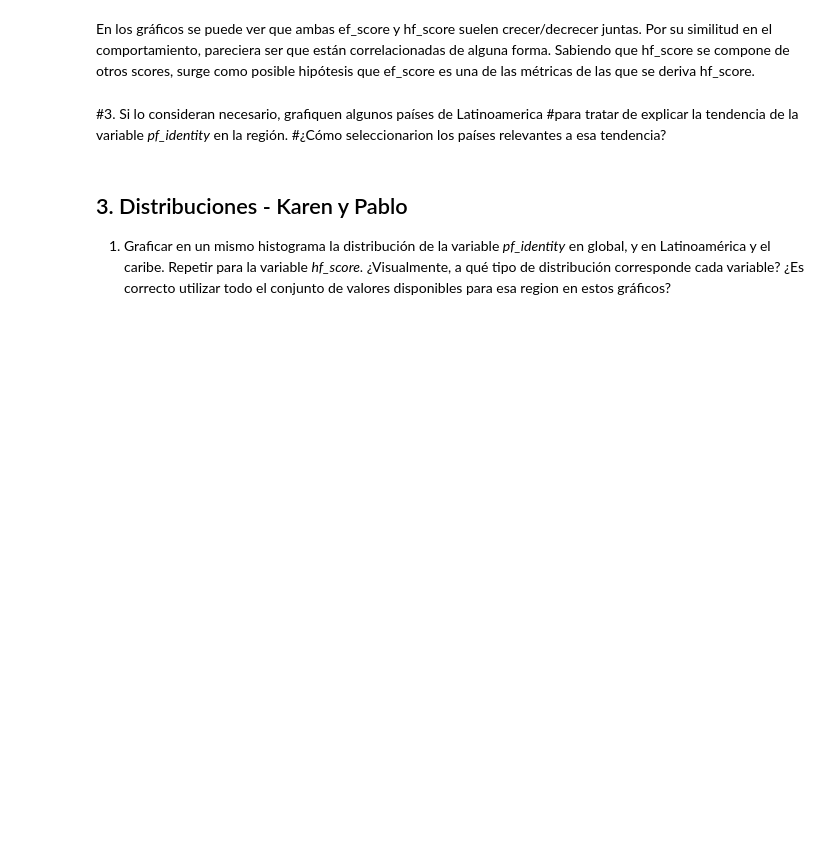
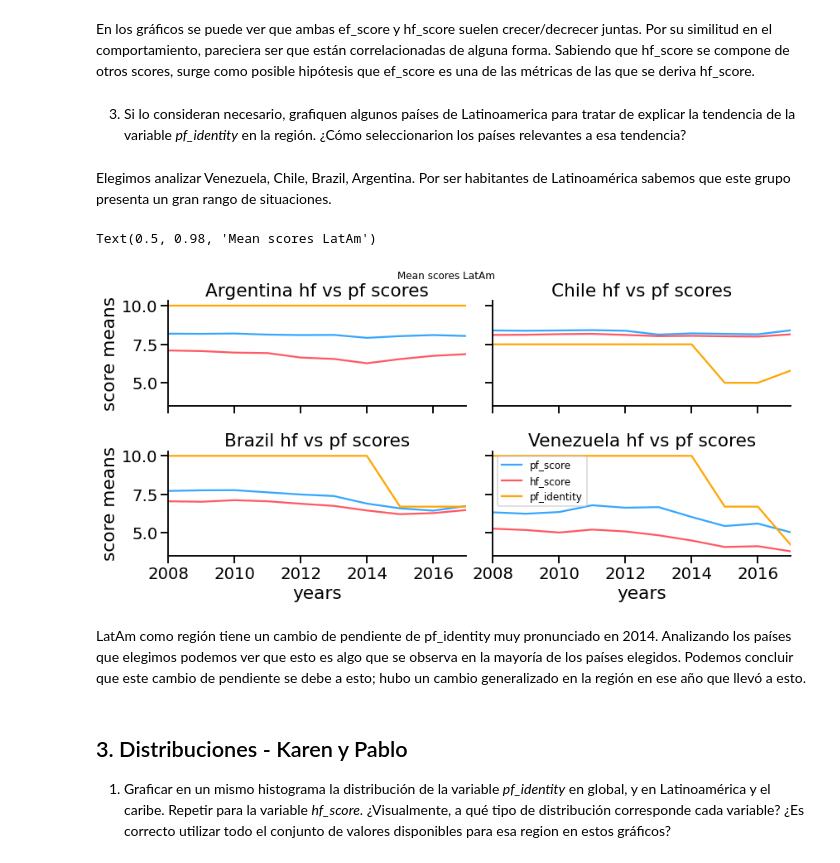
Before and after one commit to diplodatos2020-grupo5/AnalisisyVisualizacion, a Jupyter notebook: practico.ipynb, the cells around one changed output. Saved outputs shown, nothing was run; the diff lists cells and outputs as text; code cells hidden in the pictures; blank space fills up the shorter version.

```diff
--- a/practico.ipynb
+++ b/practico.ipynb
@@ -347,6 +350,5 @@ plot_for_regions_hf_ef(regions)
 # %% [markdown]
 En los gráficos se puede ver que ambas ef_score y hf_score suelen crecer/decrecer juntas. Por su similitud en el comportamiento, pareciera ser que están correlacionadas de alguna forma. Sabiendo que hf_score se compone de otros scores, surge como posible hipótesis que ef_score es una de las métricas de las que se deriva hf_score.
 # %% [markdown]
-#3. Si lo consideran necesario, grafiquen algunos países de Latinoamerica
-#para tratar de explicar la tendencia de la variable *pf_identity* en la región.
-#¿Cómo seleccionarion los países relevantes a esa tendencia?
+3. Si lo consideran necesario, grafiquen algunos países de Latinoamerica para tratar de explicar la tendencia de la variable *pf_identity* en la región.
+¿Cómo seleccionarion los países relevantes a esa tendencia?
@@ -381,13 +355,21 @@ hf_arg_plot = seaborn.lineplot(x="year", y="hf_mean", data=hf_arg)
+# %% [markdown]
+Elegimos analizar Venezuela, Chile, Brazil, Argentina. Por ser habitantes de Latinoamérica sabemos que este grupo presenta un gran rango de situaciones.
 # %%
-#no entendemos este código
-""""
-countries = ['Argentina','Uruguay', 'Chile', 'Venezuela']
-g = seaborn.FacetGrid(dataset, col="countries",
+countries = ['Argentina','Chile', 'Brazil', 'Venezuela']
+g = seaborn.FacetGrid(dataset_base, col="countries",
                       margin_titles=True, aspect=2, col_wrap=2,
                       col_order=countries)
-g.map(seaborn.lineplot, "year", "pf_score", color=BLUE)
-g.map(seaborn.lineplot, "year", "hf_score", color=RED)
-g.set(xlim=(2008, 2017))
+g=g.map(seaborn.lineplot, "year", "pf_score", color=BLUE).add_legend();
+g = (g.map(seaborn.lineplot, "year", "hf_score", color=RED))
+g = (g.map(seaborn.lineplot, "year", "pf_identity", color="orange"))
 
-print('Puntajes de libertad para América Latina');
-"""
+g.set(xlim=(2008, 2017),)
+g.set_titles("{col_name} hf vs pf scores")
+g.set_axis_labels("years", "score means")
+plt.xlabel("years")
+#g.legend(labels=['hf_score','ef_score'],handlelength=.5,fontsize=12)
+plt.legend(["pf_score","hf_score","pf_identity"], fontsize=12)
+g.fig.suptitle("Mean scores LatAm",fontsize=12)
+# %% [output]
+Text(0.5, 0.98, 'Mean scores LatAm')
+[figure, added]
@@ -425,3 +376,5 @@ vz_tend_pf = seaborn.regplot(x="year",y="pf_mean",data = pf_vz)
+# %% [markdown]
+LatAm como región tiene un cambio de pendiente de pf_identity muy pronunciado en 2014. Analizando los países que elegimos podemos ver que esto es algo que se observa en la mayoría de los países elegidos. Podemos concluir que este cambio de pendiente se debe a esto; hubo un cambio generalizado en la región en ese año que llevó a esto.
 # %% [markdown]
 ## 3. Distribuciones - Karen y Pablo
   1. Graficar en un mismo histograma la distribución de la variable *pf_identity* en global, y en Latinoamérica y el caribe. Repetir para la variable *hf_score*. ¿Visualmente, a qué tipo de distribución corresponde cada variable? ¿Es correcto utilizar todo el conjunto de valores disponibles para esa region en estos gráficos?
```
Also changed, not shown: parts of 9 cells of this notebook.
